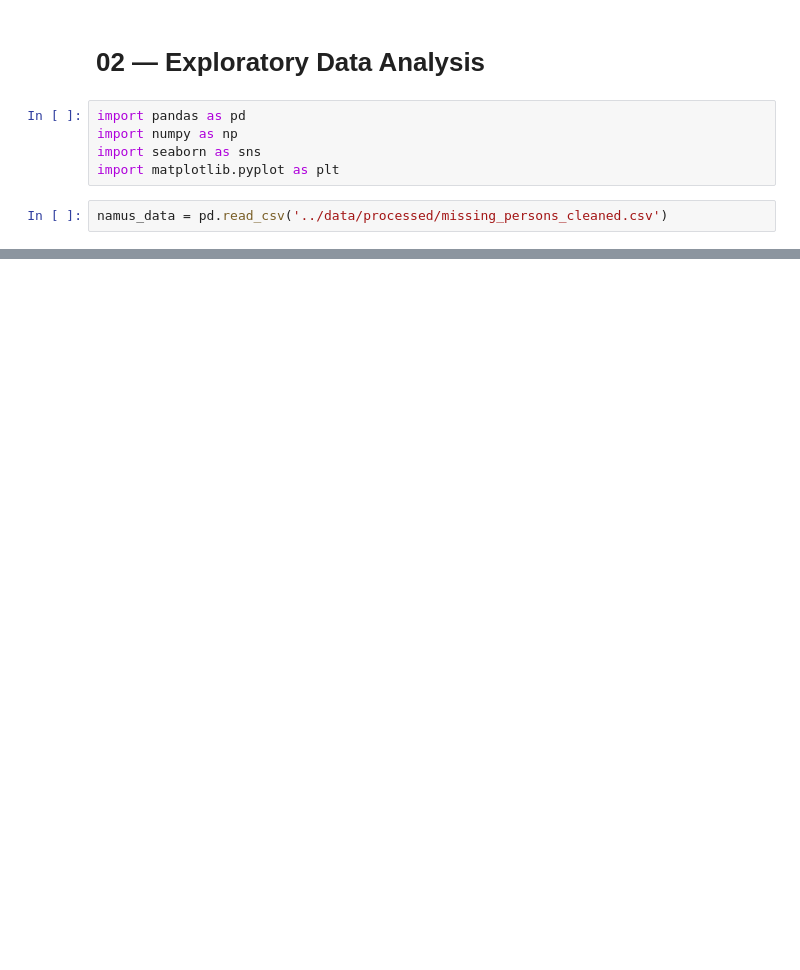
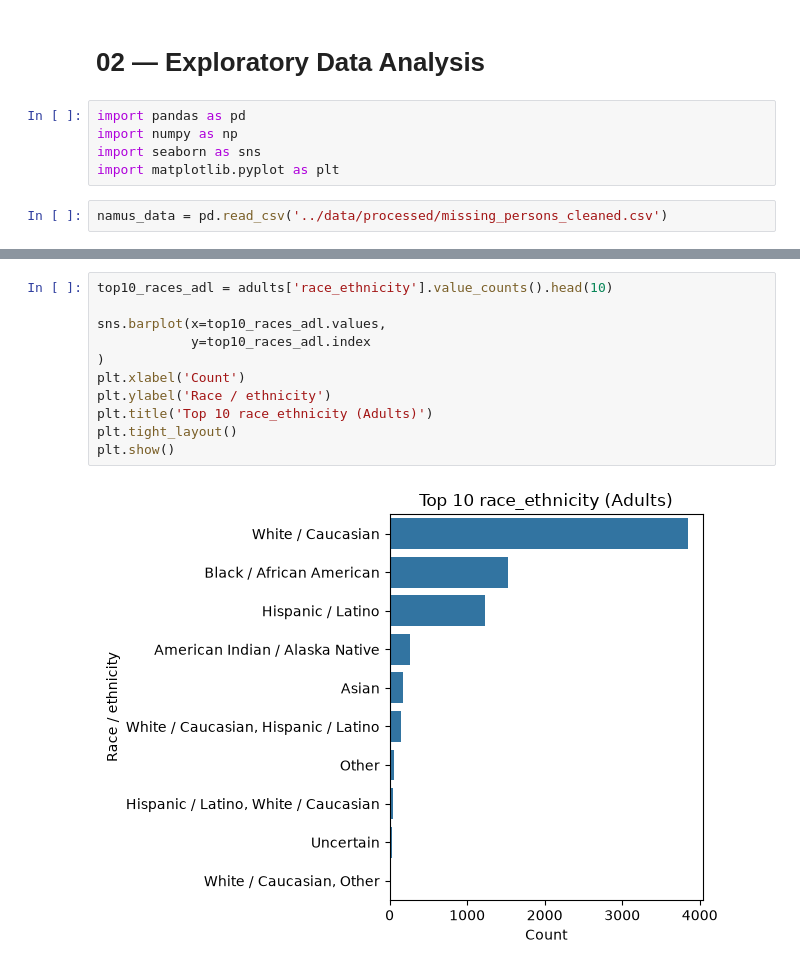
Before and after one commit to BradyHerwig/NamUs_Missing, a Jupyter notebook: notebooks/02_eda.ipynb, the cells around one changed output, grey strips where cells are left out. Drawn from its saved outputs; the diff is of its cells as text; blank space fills up the shorter version.

```diff
--- a/notebooks/02_eda.ipynb
+++ b/notebooks/02_eda.ipynb
@@ -24,0 +100,13 @@ namus_data.describe(include='all')
+# %%
+top10_races_adl = adults['race_ethnicity'].value_counts().head(10)
+
+sns.barplot(x=top10_races_adl.values,
+            y=top10_races_adl.index
+)
+plt.xlabel('Count')
+plt.ylabel('Race / ethnicity')
+plt.title('Top 10 race_ethnicity (Adults)')
+plt.tight_layout()
+plt.show()
+# %% [output]
+[figure, added]
```
Also changed, not shown: parts of 12 cells of this notebook.
